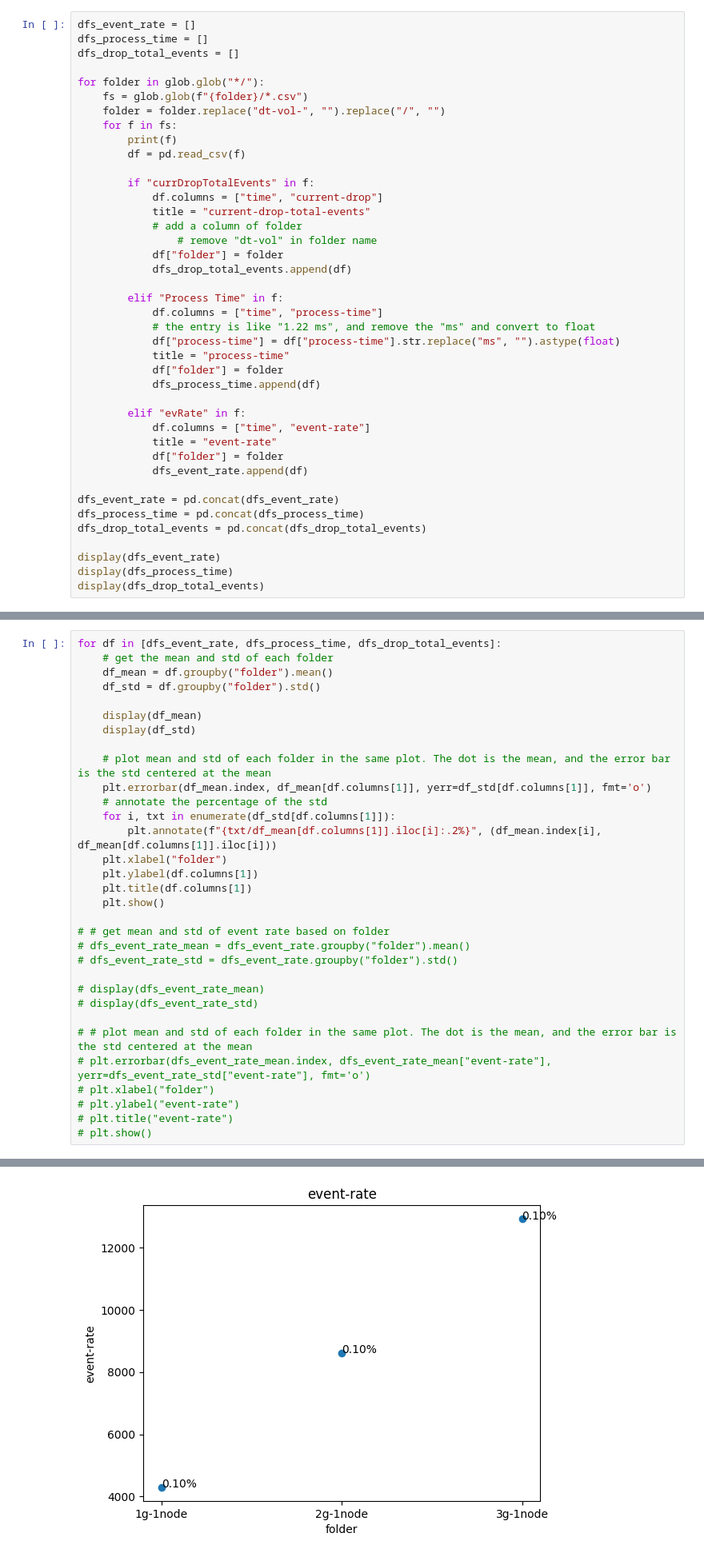
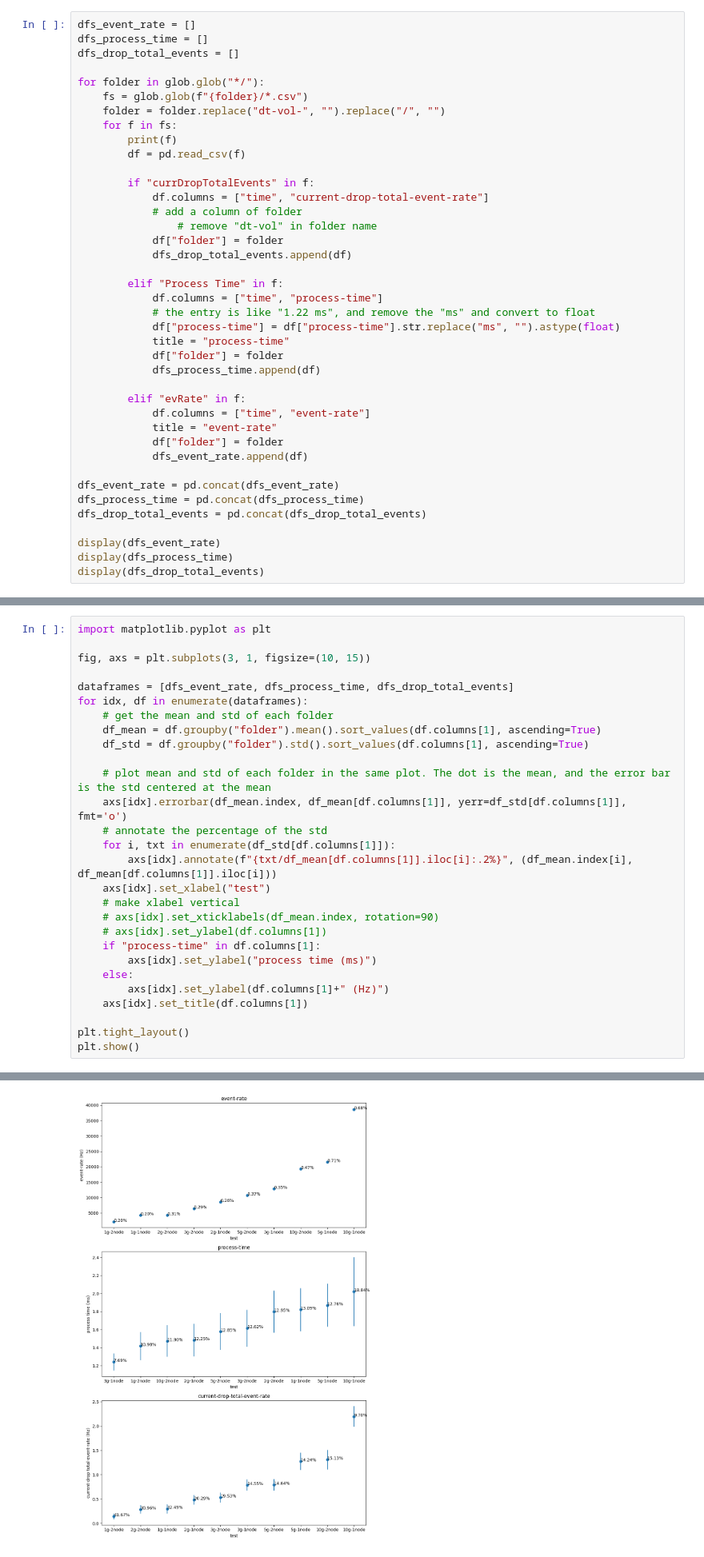
Before and after one commit to tsaie79/Queue_Simulation_Python, a Jupyter notebook: ejfat-data/collecting.ipynb, the cells around one changed output, grey strips where cells are left out. Shown at 80% size. Saved outputs shown, nothing was run; the diff lists cells and outputs as text.

```diff
--- a/ejfat-data/collecting.ipynb
+++ b/ejfat-data/collecting.ipynb
@@ -15,8 +15,7 @@ for folder in glob.glob("*/"):
         df = pd.read_csv(f)
 
         if "currDropTotalEvents" in f:
-            df.columns = ["time", "current-drop"]
-            title = "current-drop-total-events"
+            df.columns = ["time", "current-drop-total-event-rate"]
             # add a column of folder
                 # remove "dt-vol" in folder name
             df["folder"] = folder
@@ -95,33 +102,29 @@ dt-vol-2g-1node/evRate-data-2024-06-12 14_36_00.csv
 # %%
-for df in [dfs_event_rate, dfs_process_time, dfs_drop_total_events]:
+import matplotlib.pyplot as plt
+
+fig, axs = plt.subplots(3, 1, figsize=(10, 15))
+
+dataframes = [dfs_event_rate, dfs_process_time, dfs_drop_total_events]
+for idx, df in enumerate(dataframes):
     # get the mean and std of each folder
-    df_mean = df.groupby("folder").mean()
-    df_std = df.groupby("folder").std()
-
-    display(df_mean)
-    display(df_std)
+    df_mean = df.groupby("folder").mean().sort_values(df.columns[1], ascending=True)
+    df_std = df.groupby("folder").std().sort_values(df.columns[1], ascending=True)
 
     # plot mean and std of each folder in the same plot. The dot is the mean, and the error bar is the std centered at the mean
-    plt.errorbar(df_mean.index, df_mean[df.columns[1]], yerr=df_std[df.columns[1]], fmt='o')
+    axs[idx].errorbar(df_mean.index, df_mean[df.columns[1]], yerr=df_std[df.columns[1]], fmt='o')
     # annotate the percentage of the std
     for i, txt in enumerate(df_std[df.columns[1]]):
-        plt.annotate(f"{txt/df_mean[df.columns[1]].iloc[i]:.2%}", (df_mean.index[i], df_mean[df.columns[1]].iloc[i]))
-    plt.xlabel("folder")
-    plt.ylabel(df.columns[1])
-    plt.title(df.columns[1])
-    plt.show()
+        axs[idx].annotate(f"{txt/df_mean[df.columns[1]].iloc[i]:.2%}", (df_mean.index[i], df_mean[df.columns[1]].iloc[i]))
+    axs[idx].set_xlabel("test")
+    # make xlabel vertical
+    # axs[idx].set_xticklabels(df_mean.index, rotation=90)
+    # axs[idx].set_ylabel(df.columns[1])
+    if "process-time" in df.columns[1]:
+        axs[idx].set_ylabel("process time (ms)")
+    else:
+        axs[idx].set_ylabel(df.columns[1]+" (Hz)")
+    axs[idx].set_title(df.columns[1])
 
-# # get mean and std of event rate based on folder
-# dfs_event_rate_mean = dfs_event_rate.groupby("folder").mean()
-# dfs_event_rate_std = dfs_event_rate.groupby("folder").std()
-
-# display(dfs_event_rate_mean)
-# display(dfs_event_rate_std)
-
-# # plot mean and std of each folder in the same plot. The dot is the mean, and the error bar is the std centered at the mean
-# plt.errorbar(dfs_event_rate_mean.index, dfs_event_rate_mean["event-rate"], yerr=dfs_event_rate_std["event-rate"], fmt='o')
-# plt.xlabel("folder")
-# plt.ylabel("event-rate")
-# plt.title("event-rate")
-# plt.show()
+plt.tight_layout()
+plt.show()
 # %% [output]
@@ -138 +131 @@ for df in [dfs_event_rate, dfs_process_time, dfs_drop_total_events]:
-[figure, old version]
+[figure, new version]
```
Also changed, not shown: parts of 2 cells of this notebook.
